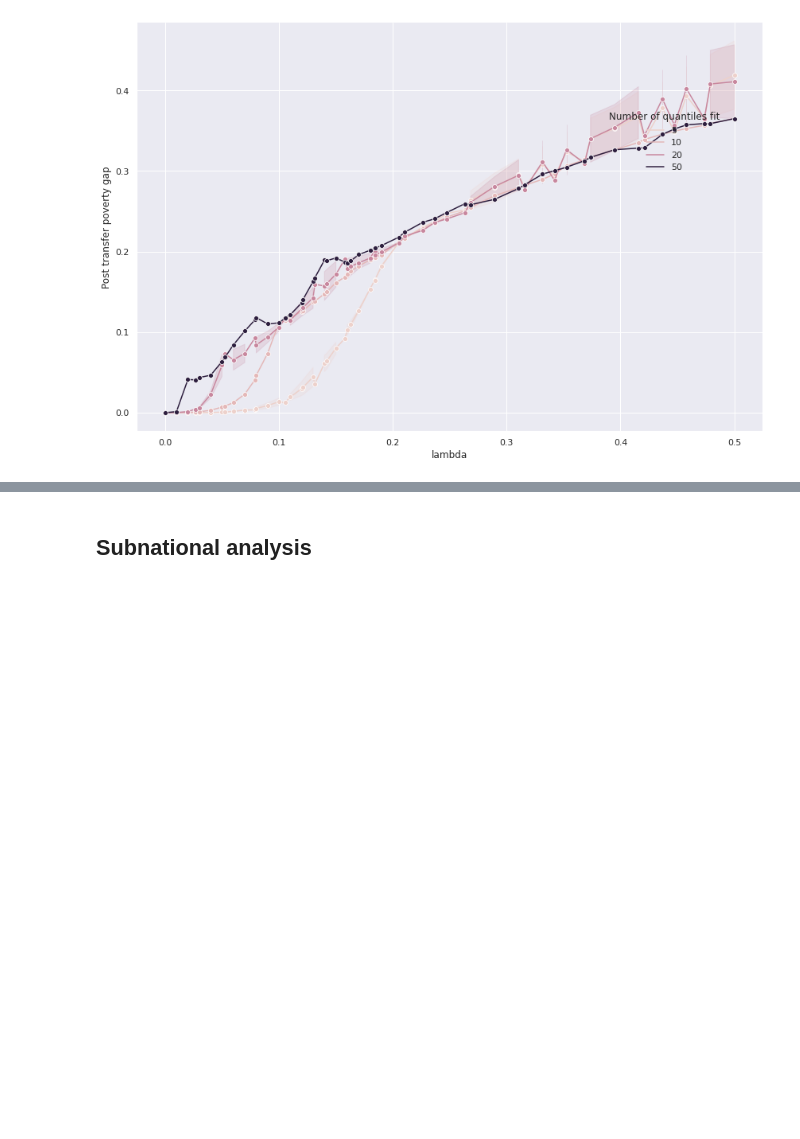
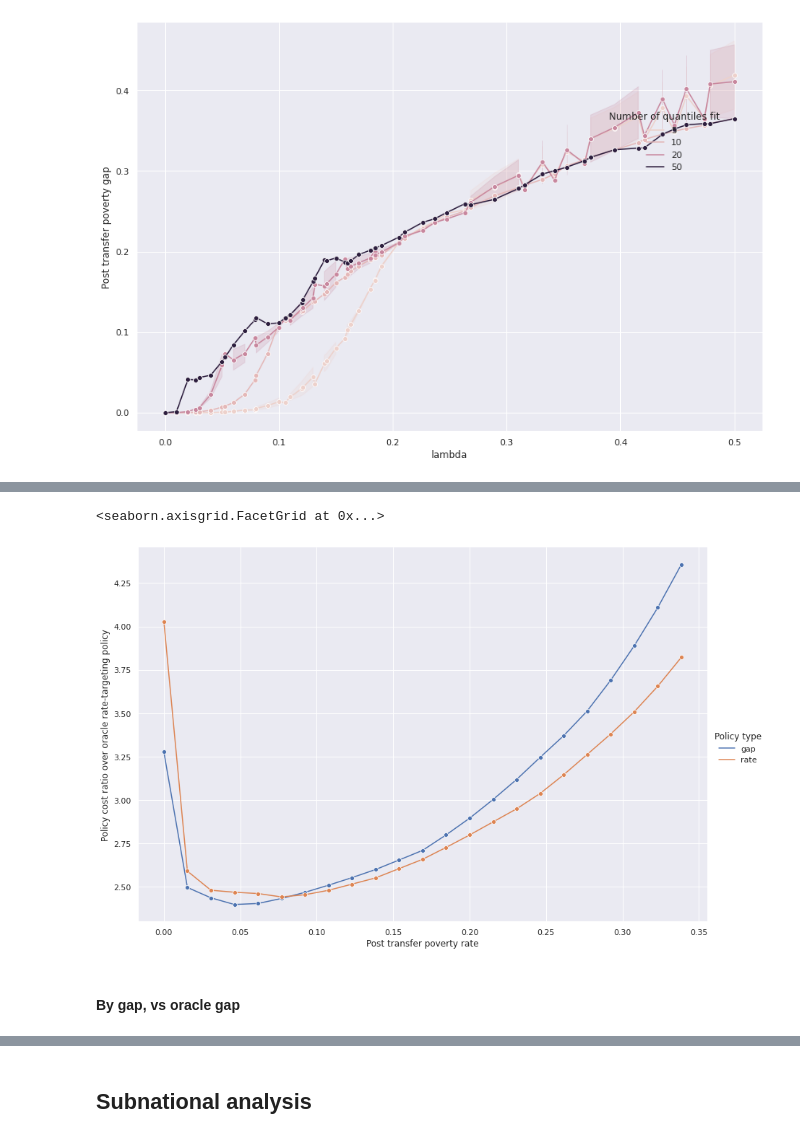
Before and after one commit to lselker13/eop, a Jupyter notebook: run_simulations/plot_malawi.ipynb, the cells around one changed output, grey strips where cells are left out. Drawn from its saved outputs; the diff is of its cells as text; code cells hidden in the pictures; blank space fills up the shorter version.

```diff
--- a/run_simulations/plot_malawi.ipynb
+++ b/run_simulations/plot_malawi.ipynb
@@ -173,0 +197,10 @@ sns.move_legend(fg, "upper right",bbox_to_anchor=(.8,.8))
+# %%
+def evaluate_ratios(numerator_data: pd.DataFrame, denominator_data: pd.DataFrame, desired_field, matching_field, matching_values):
+
+    numerator_data = numerator_data.copy().sort_values(matching_field)
+    denominator_data = denominator_data.copy().sort_values(matching_field)
+
+    numerator = np.interp(x=matching_values, xp=numerator_data[matching_field], fp=numerator_data[desired_field])
+    denominator = np.interp(x=matching_values, xp=denominator_data[matching_field], fp=denominator_data[desired_field])
+
+    return numerator / denominator
@@ -173,0 +279,19 @@ sns.move_legend(fg, "upper right",bbox_to_anchor=(.8,.8))
+# %%
+
+continuous_unconditional_rate = pd.read_csv(results_path / 'top_line' / 'continuous_unconditional_rate' / 'malawi.csv')
+continuous_unconditional_rate.rename(columns={'method': 'policy_type'}, inplace=True)
+
+continuous_gap = pd.read_csv(results_path / 'top_line'  / 'continuous_gap' / 'malawi.csv')
+
+oracle_gap = pd.read_csv(results_path / 'top_line' / 'oracle_gap' / 'malawi.csv')
+oracle_rate = pd.read_csv(results_path / 'top_line' / 'oracle_rate' / 'malawi.csv')
+
+
+oracle_comparison_data = pd.concat((continuous_unconditional_rate, continuous_gap, oracle_rate, oracle_gap))
+oracle_comparison_data.drop_duplicates(
+    subset=[
+        'policy_type', 'unconditional_tolerance', 'conditional_tolerance', 'd', 'nclass',
+        'features', 'lambda'
+    ],
+    keep='last', inplace=True
+)
@@ -173,0 +335,21 @@ sns.move_legend(fg, "upper right",bbox_to_anchor=(.8,.8))
+# %%
+to_plot = ratios_by_rate.copy()
+
+to_plot.rename(columns={'policy_type': 'Policy type'}, inplace=True)
+
+max_post_transfer_rate_with_reasonable_oracle_cost = oracle_rate[
+    oracle_rate.policy_cost_per_capita > 0.1
+].post_transfer_poverty_rate.max()
+to_plot = to_plot[to_plot.post_transfer_poverty_rate <= max_post_transfer_rate_with_reasonable_oracle_cost]
+
+fg = relplot(
+    data=to_plot, x='post_transfer_poverty_rate', y='cost_ratio',
+    hue='Policy type', kind='line', marker='o', height=8, aspect=12/8
+)
+fg.set(xlabel='Post transfer poverty rate', ylabel='Policy cost ratio over oracle rate-targeting policy')
+#sns.move_legend(fg, "upper right",bbox_to_anchor=(.8,.8))
+# %% [output]
+<seaborn.axisgrid.FacetGrid at 0x...>
+[figure, added]
+# %% [markdown]
+#### By gap, vs oracle gap
```
Also changed, not shown: parts of 26 cells of this notebook, 2 other files.
